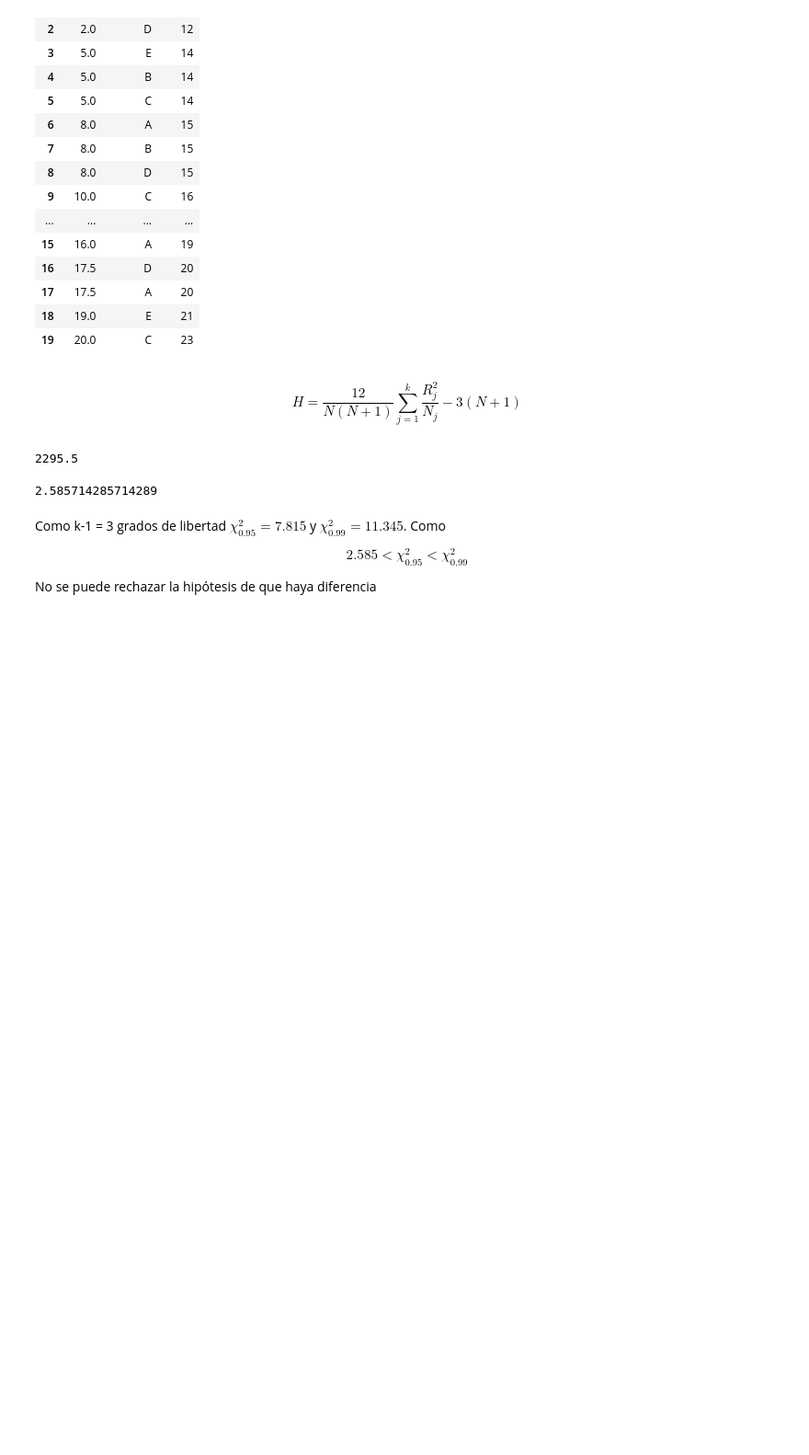
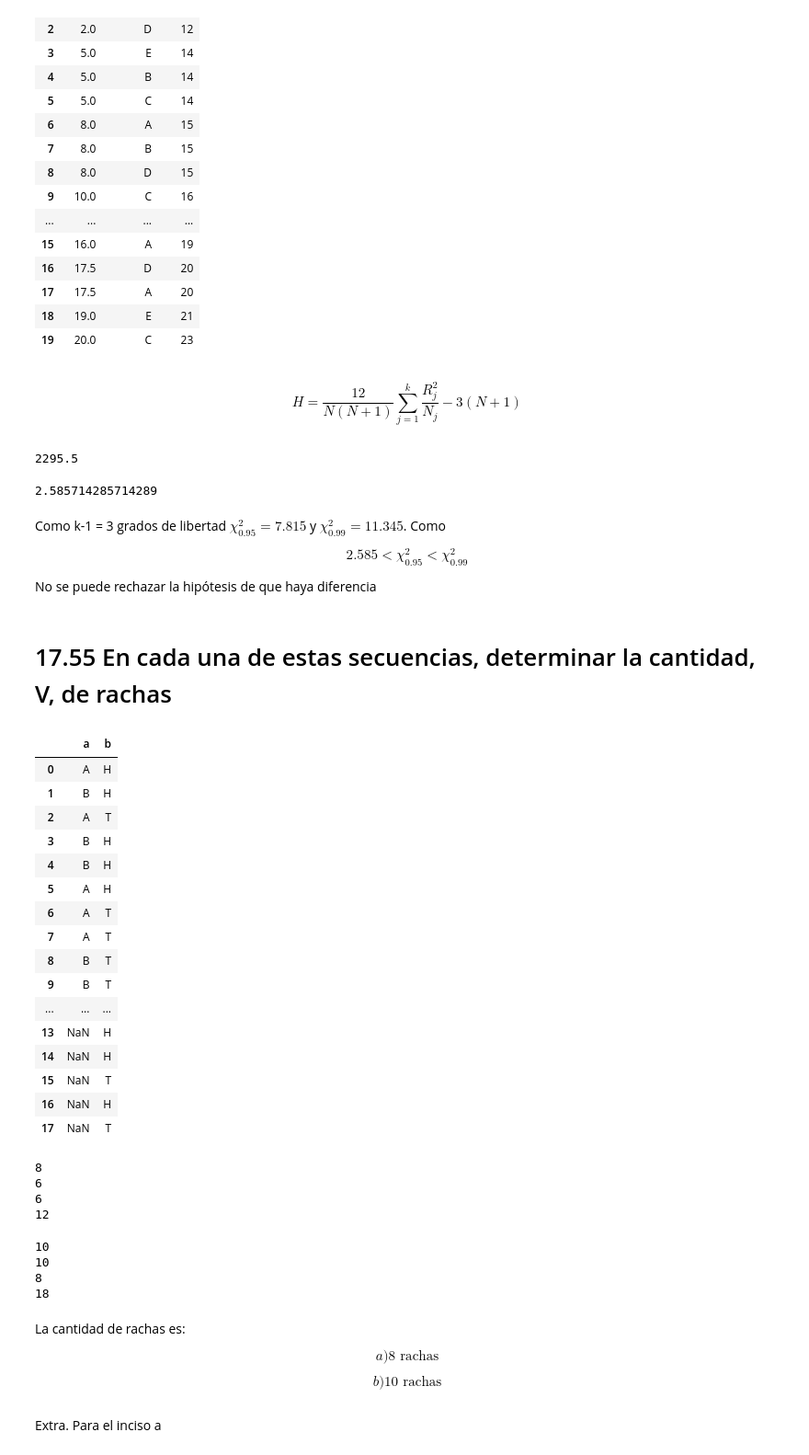
Before and after one commit to papagala/DataScienceMastersDegree, a Jupyter notebook: statistics/notebooks/4-3.ipynb, the cells around one changed output. Shown: that part at 92% size. Drawn from its saved outputs; the diff is of its cells as text; code cells hidden in the pictures; blank space fills up the shorter version.

```diff
--- a/statistics/notebooks/4-3.ipynb
+++ b/statistics/notebooks/4-3.ipynb
@@ -400,3 +400,29 @@ Como k-1 = 3 grados de libertad $\chi_{0.95}^2 = 7.815$  y  $\chi_{0.99}^2 = 11.
 $$2.585 < \chi_{0.95}^2 < \chi_{0.99}^2$$
 
 No se puede rechazar la hipótesis de que haya diferencia
+# %% [markdown]
+# 17.55 En cada una de estas secuencias, determinar la cantidad, V, de rachas
+# %%
+df4=pd.read_csv("4.3.17.55.csv")
+a=df4[['a']]
+b=df4[['b']]
+a=a.dropna()
+df4
+# %% [output]
+|  | a | b |
+| 0 | A | H |
+| 1 | B | H |
+| 2 | A | T |
+| 3 | B | H |
+| 4 | B | H |
+| 5 | A | H |
+| 6 | A | T |
+| 7 | A | T |
+| 8 | B | T |
+| 9 | B | T |
+| ... | ... | ... |
+| 13 | NaN | H |
+| 14 | NaN | H |
+| 15 | NaN | T |
+| 16 | NaN | H |
+| 17 | NaN | T |
@@ -402,0 +441,34 @@ No se puede rechazar la hipótesis de que haya diferencia
+# %%
+V_a=contar_rachas(a,"a")
+print(V_a)
+N1_a=len(a.loc[a["a"]=="A"])
+print(N1_a)
+N2_a=len(a.loc[a["a"]=="B"])
+print(N2_a)
+print(len(a))
+# %% [output]
+8
+6
+6
+12
+# %%
+V_b=contar_rachas(b,"b")
+print(V_b)
+N1_b=len(b.loc[b["b"]=="H"])
+print(N1_b)
+N2_b=len(b.loc[b["b"]=="T"])
+print(N2_b)
+print(len(b))
+# %% [output]
+10
+10
+8
+18
+# %% [markdown]
+La cantidad de rachas es:
+
+$$a) 8 \text{ rachas}$$
+
+$$b) 10 \text{ rachas}$$
+# %% [markdown]
+Extra. Para el inciso a
```
Also changed, not shown: parts of 19 cells of this notebook, 2 other files.
